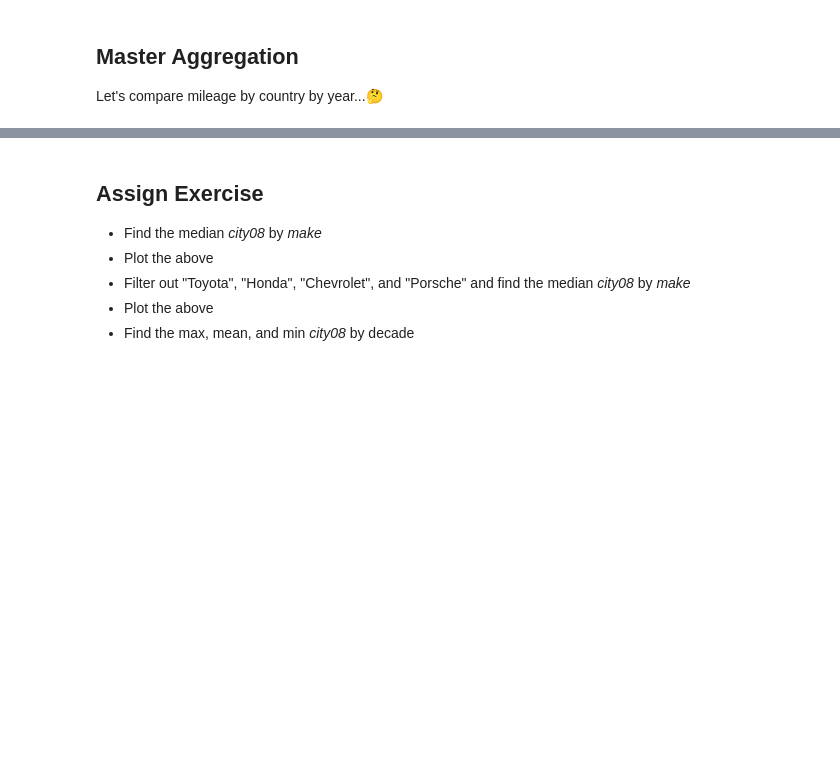
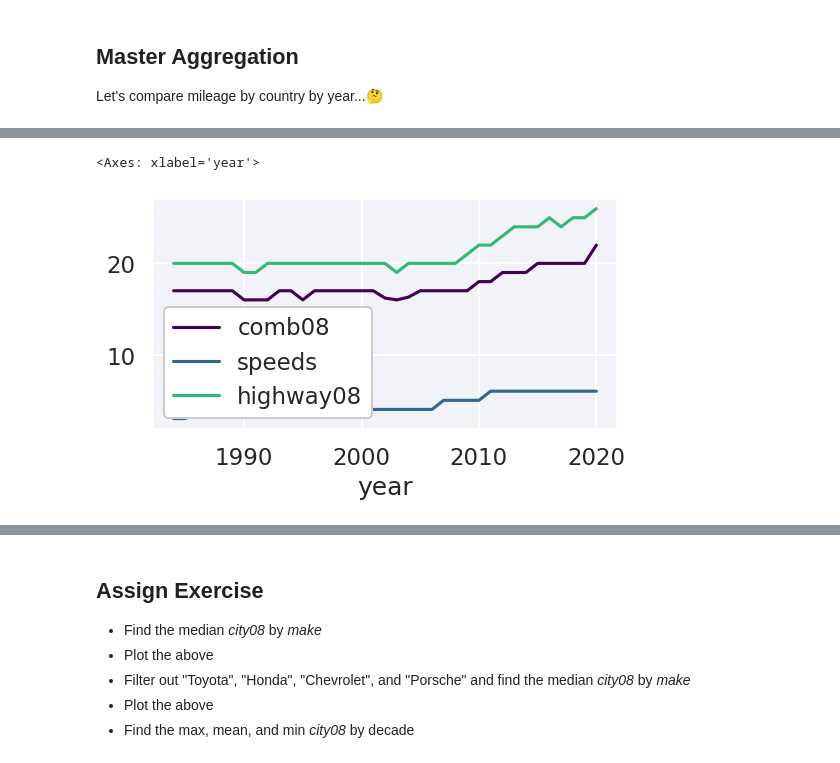
Before and after one commit to mattharrison/2023-odsc-east, a Jupyter notebook: pandas/Idiomatic Pandas.ipynb, the cells around one changed output, grey strips where cells are left out. Drawn from its saved outputs; the diff is of its cells as text; code cells hidden in the pictures; blank space fills up the shorter version.

```diff
--- a/pandas/Idiomatic Pandas.ipynb
+++ b/pandas/Idiomatic Pandas.ipynb
@@ -385,7 +917,7 @@ def tweak_autos(autos):
              displ=autos.displ.fillna(0).astype('float32[pyarrow]'),
              drive=autos.drive.replace('', 'Other').astype('category'),
              automatic=autos.trany.astype(str).str.contains('Auto'),
-             speeds=autos.trany.astype(str).str.extract(r'(\d)+').fillna('20').astype('int8[pyarrow]'),
+             speeds=autos.trany.astype(str).str.extract(r'(\d+)').fillna('20').astype('int8[pyarrow]'),
              createdOn=pd.to_datetime(autos
                 .createdOn
                 .replace({' EDT': ' -0400', ' EST': ' -0500'}, regex=True),
@@ -428,7 +979,7 @@ def tweak_autos(autos):
              displ=autos.displ.fillna(0).astype('float32[pyarrow]'),
              drive=autos.drive.replace('', 'Other').astype('category'),
              automatic=autos.trany.astype(str).str.contains('Auto'),
-             speeds=autos.trany.astype(str).str.extract(r'(\d)+').fillna('20').astype('int8[pyarrow]'),
+             speeds=autos.trany.astype(str).str.extract(r'(\d+)').fillna('20').astype('int8[pyarrow]'),
              createdOn=pd.to_datetime(autos
                 .createdOn
                 .replace({' EDT': ' -0400', ' EST': ' -0500'}, regex=True),
@@ -476,5 +1049,5 @@ a3 = a1.drop(columns=['trany', 'eng_dscr'])
 # %%
-# easy to debug
+###### easy to debug
 #  - assign to var (df3)
 #  - comment out
 #  - pipe to display
@@ -497,7 +1070,7 @@ def tweak_autos(autos):
              displ=autos.displ.fillna(0).astype('float32[pyarrow]'),
              drive=autos.drive.replace('', 'Other').astype('category'),
              automatic=autos.trany.astype(str).str.contains('Auto'),
-             speeds=autos.trany.astype(str).str.extract(r'(\d)+').fillna('20').astype('int8[pyarrow]'),
+             speeds=autos.trany.astype(str).str.extract(r'(\d+)').fillna('20').astype('int8[pyarrow]'),
              createdOn=pd.to_datetime(autos
                 .createdOn
                 .replace({' EDT': ' -0400', ' EST': ' -0500'}, regex=True),
@@ -558,7 +1190,7 @@ def tweak_autos(autos):
              displ=autos.displ.fillna(0).astype('float32[pyarrow]'),
              drive=autos.drive.replace('', 'Other').astype('category'),
              automatic=autos.trany.astype(str).str.contains('Auto'),
-             speeds=autos.trany.astype(str).str.extract(r'(\d)+').fillna('20').astype('int8[pyarrow]'),
+             speeds=autos.trany.astype(str).str.extract(r'(\d+)').fillna('20').astype('int8[pyarrow]'),
              createdOn=pd.to_datetime(autos
                 .createdOn
                 .replace({' EDT': ' -0400', ' EST': ' -0500'}, regex=True),
@@ -684,14 +1408,17 @@ plt.plot(range(10))
 # %%
 (autos2
    .groupby('year')
    [['comb08', 'speeds', 'highway08']]
    #.mean()
    #.median()
-   #.quantile(.3)
-   .std()
+   .quantile(.3)
+   #.std()
    #.var()
    .plot()
 )
+# %% [output]
+<Axes: xlabel='year'>
+[figure, added]
 # %%
 # add country
 (autos2
```
Also changed, not shown: parts of 75 cells of this notebook, 1 other file.
